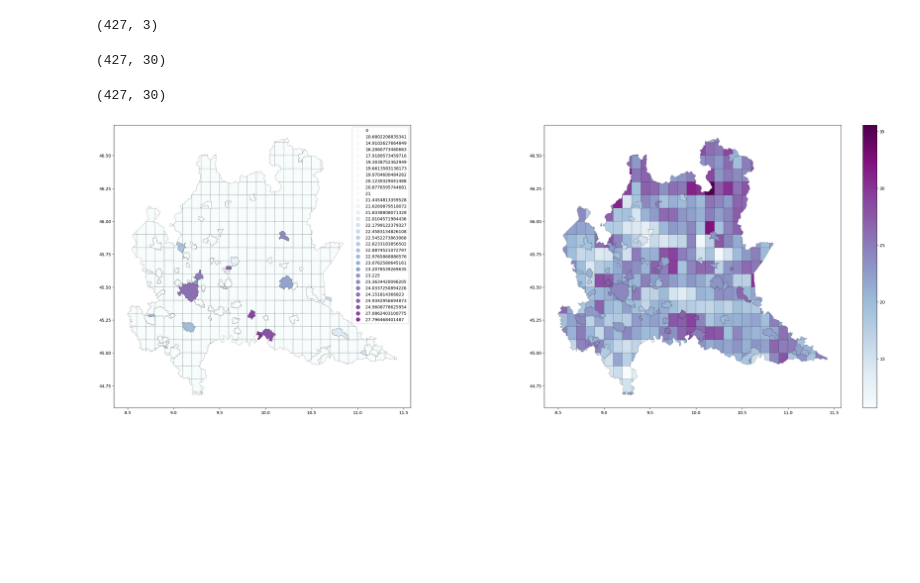
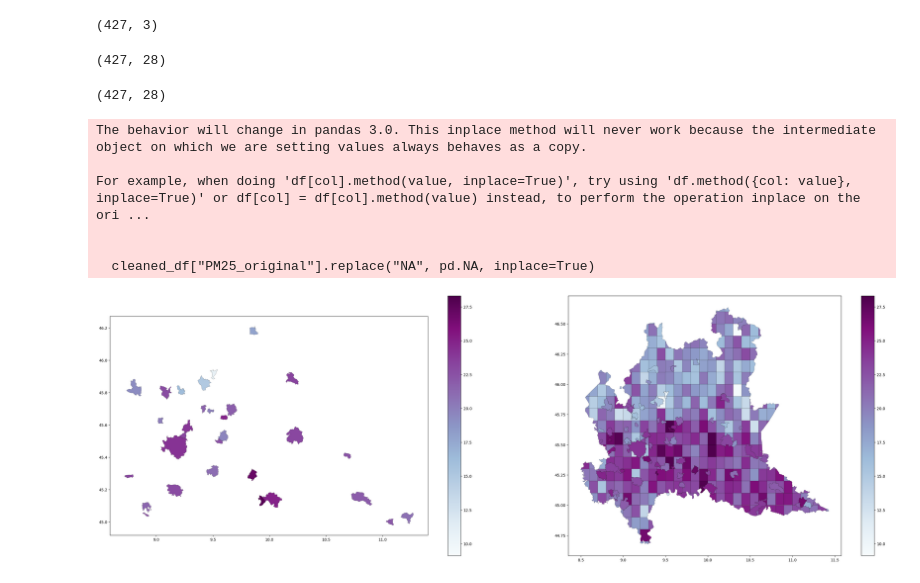
Before and after one commit to Andrea01Fraschini/SBARTProject, a Jupyter notebook: notebooks/output_analysis.ipynb, the cells around one changed output. Drawn from its saved outputs; the diff is of its cells as text; code cells hidden in the pictures; blank space fills up the shorter version.

Commit message:
normalization of plot colors

```diff
--- a/notebooks/output_analysis.ipynb
+++ b/notebooks/output_analysis.ipynb
@@ -13,13 +13,13 @@ print(map.shape)
 # %% [output]
 (427, 3)
 # %%
-model_file_name = "../output/2017_low_season_model_30wind_10m_0.csv"
+model_file_name = "../output/Oct2017_March2018_30wind_10m_reduced.csv"
 model_data = gpd.read_file(model_file_name)
 
 model_data.head()
 model_data.shape
 # %% [output]
-(427, 30)
+(427, 28)
 # %%
 geometry_cols = map[["MUNICIPALI", "geometry"]]
 merged_df = pd.merge(model_data, geometry_cols, left_on="Municipality_Name", right_on="MUNICIPALI", how="inner")
@@ -33,31 +33,40 @@ merged_df["PM25_predictions"] = pd.to_numeric(merged_df["PM25_predictions"], err
 merged_df.head()
 merged_df.shape
 # %% [output]
-(427, 30)
+(427, 28)
 # %%
 merged_df = merged_df.to_crs(map.crs)
 cleaned_df = merged_df
-cleaned_df["PM25_original"].replace("NA", 0, inplace=True)
+cleaned_df["PM25_original"].replace("NA", pd.NA, inplace=True)
+cleaned_df["PM25_original"] = pd.to_numeric(cleaned_df["PM25_original"])
+cleaned_df["PM25_predictions"] = pd.to_numeric(cleaned_df["PM25_predictions"])
+cleaned_df.fillna(0, inplace=True)
 # merged_df.plot(column="PM25_predictions", legend=True, cmap="BuPu")
 
-min_value = min(merged_df["PM25_predictions"])
-max_value = max(merged_df["PM25_predictions"])
+min_value = min(min(cleaned_df["PM25_predictions"]), min(cleaned_df["PM25_original"]))
+max_value = max(max(cleaned_df["PM25_predictions"]), max(cleaned_df["PM25_original"]))
 
 fig, axs = plt.subplots(1, 2, figsize=(30, 10))
 
 plt.tight_layout()
 plot_values = ["PM25_original", "PM25_predictions"]
 for i, ax in enumerate(axs):
     cleaned_df.plot(
         ax=ax,
         column=plot_values[i],
         legend=True,
         cmap="BuPu",
         edgecolor='black',
         linewidth=0.2,
         vmin=min_value,
         vmax=max_value
     )
 # %% [output]
+The behavior will change in pandas 3.0. This inplace method will never work because the intermediate object on which we are setting values always behaves as a copy.
+
+For example, when doing 'df[col].method(value, inplace=True)', try using 'df.method({col: value}, inplace=True)' or df[col] = df[col].method(value) instead, to perform the operation inplace on the ori ...
+
+
+  cleaned_df["PM25_original"].replace("NA", pd.NA, inplace=True)
-[figure, old version]
+[figure, new version]
 # %%
```
Also changed, not shown: parts of 1 cell of this notebook.
